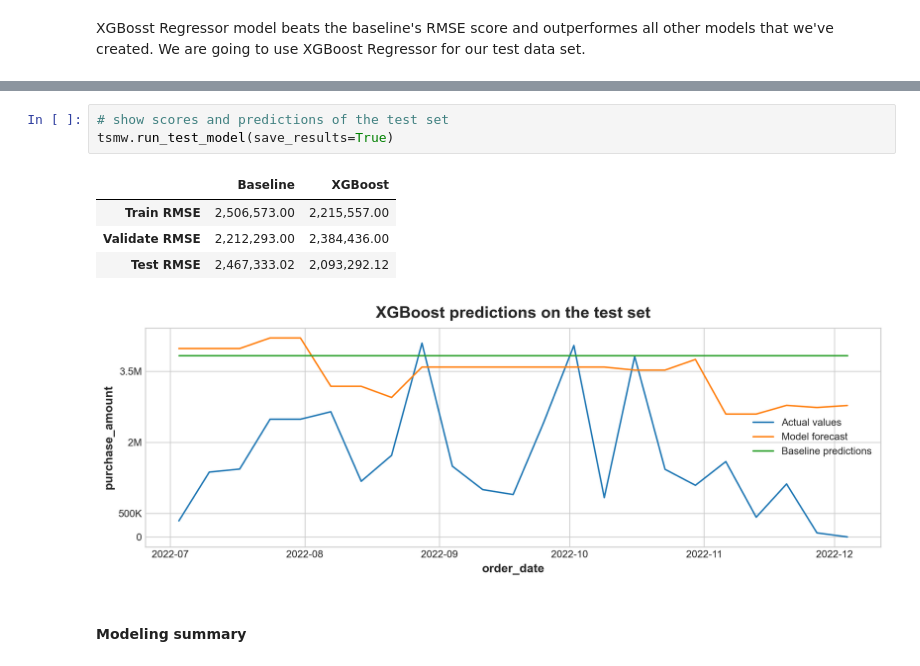
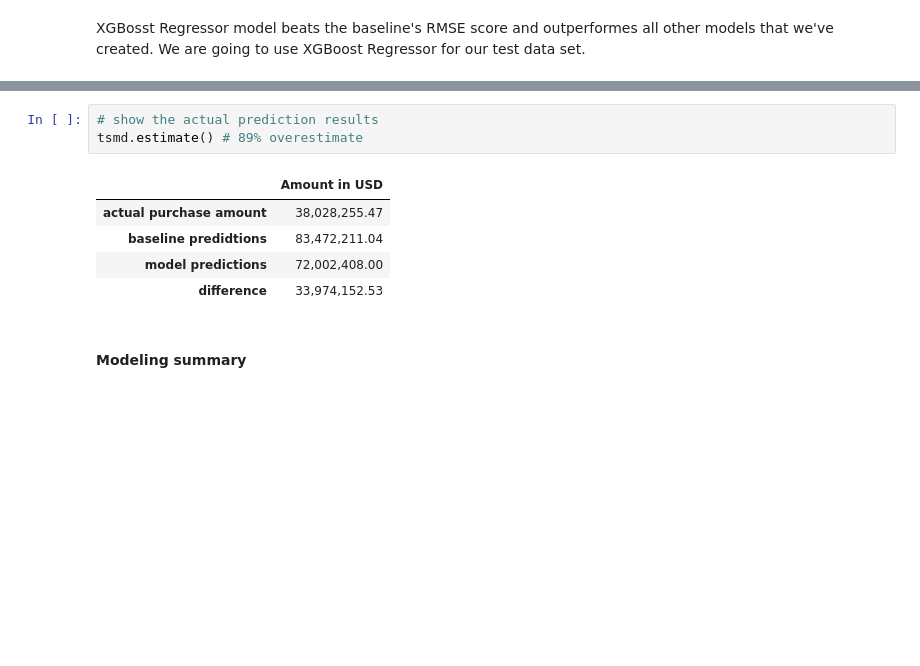
Before and after one commit to The-Real-MVPs/cisco-time-series-analysis, a Jupyter notebook: final_notebook.ipynb, the cells around one changed output, grey strips where cells are left out. Saved outputs shown, nothing was run; the diff lists cells and outputs as text; blank space fills up the shorter version.

```diff
--- a/final_notebook.ipynb
+++ b/final_notebook.ipynb
@@ -476,12 +402,12 @@ tsmw.run_xgboost()
-# %%
-# show scores and predictions of the test set
-tsmw.run_test_model(save_results=True)
-# %% [output]
-|  | Baseline | XGBoost |
-| Train RMSE | 2,506,573.00 | 2,215,557.00 |
-| Validate RMSE | 2,212,293.00 | 2,384,436.00 |
-| Test RMSE | 2,467,333.02 | 2,093,292.12 |
-[figure, removed]
+# %%
+# show the actual prediction results
+tsmd.estimate() # 89% overestimate
+# %% [output]
+|  | Amount in USD |
+| actual purchase amount | 38,028,255.47 |
+| baseline predidtions | 83,472,211.04 |
+| model predictions | 72,002,408.00 |
+| difference | 33,974,152.53 |
 # %% [markdown]
 #### Modeling summary
 # %% [markdown]
```
Also changed, not shown: parts of 48 cells of this notebook, 4 other files.
